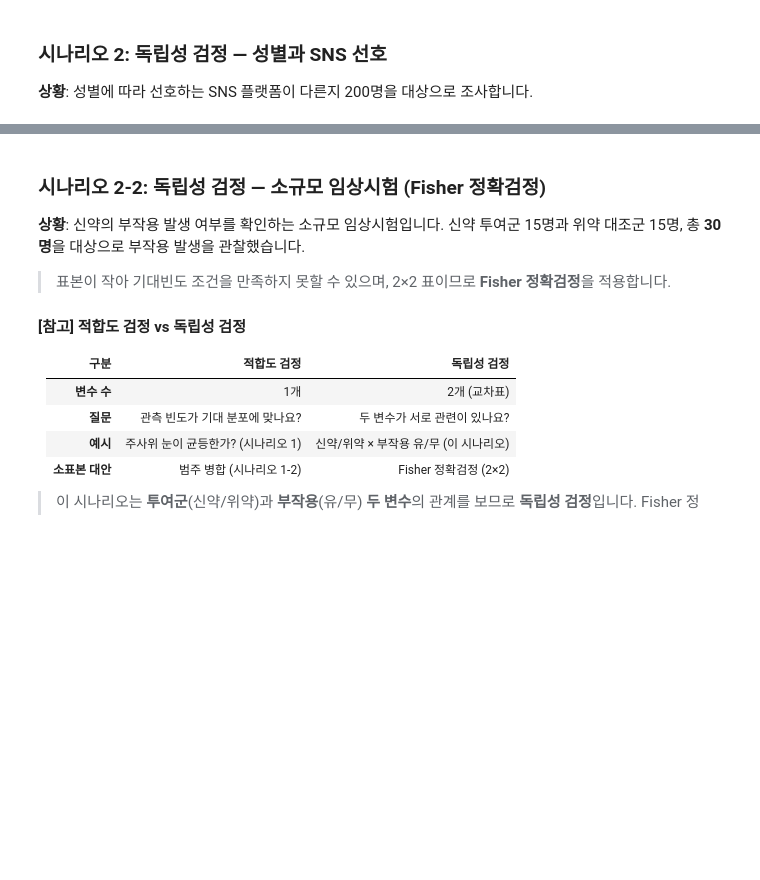
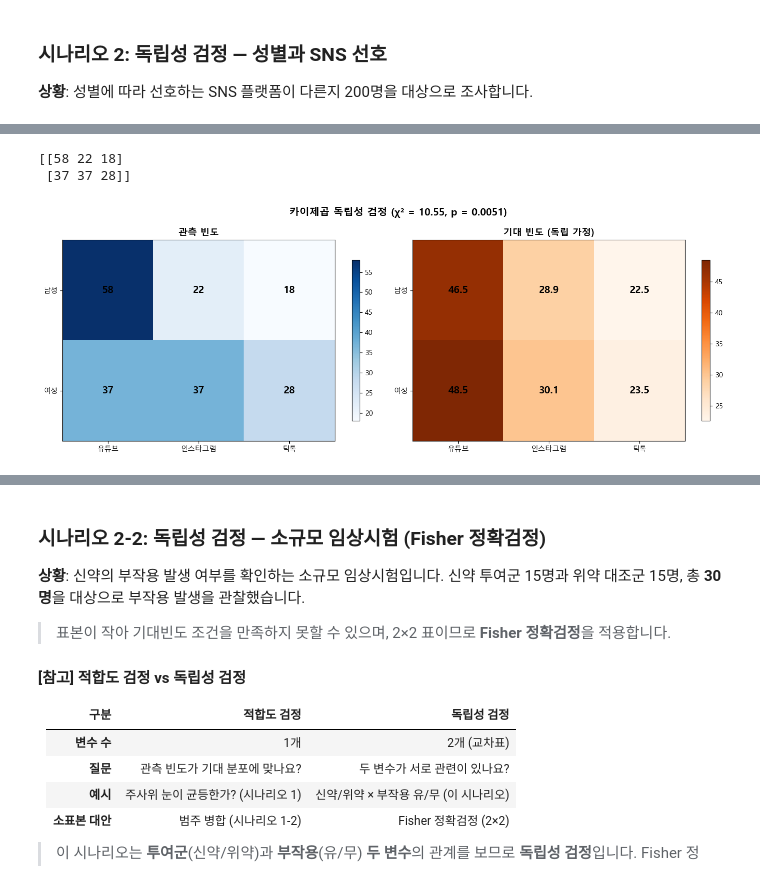
Before and after one commit to SeolMuah/statistics-practice-python, a Jupyter notebook: practice_04.ipynb, the cells around one changed output, grey strips where cells are left out. Saved outputs shown, nothing was run; the diff lists cells and outputs as text; code cells hidden in the pictures; blank space fills up the shorter version.

```diff
--- a/practice_04.ipynb
+++ b/practice_04.ipynb
@@ -1023,3 +1258,10 @@ df = pd.DataFrame({'성별': gender, 'SNS': sns_prefs})
 display(df.head(10))
 
 # ── 교차표 ──
+# margins = 행/열 합계 추가
+# margins_name = 행/열 합계의 라벨
+ct = pd.crosstab(df['성별'], df['SNS'], margins=True, margins_name='합계')
+display(ct)
+
+ct = pd.crosstab(df['성별'], df['SNS'])
+display(ct)
@@ -1026,8 +1291,16 @@ display(df.head(10))
 # %%
 # ──  카이제곱 독립성 검정  ──
+r, c = ct.shape #행, 열 수
+chi2_ind, p_ind, dof_ind, expected_ind = stats.chi2_contingency(ct)
 
 
 # ── 기대빈도 조건 확인 (Cochran's rule) ──
-
+expected_df = pd.DataFrame(expected_ind, index=ct.index, columns=ct.columns)
+display(expected_df.round(1))
 
 # Cochran's rule: (1) E<5인 셀이 20% 이하 AND (2) E<1인 셀이 0개
+# 충족
+
+print(chi2_ind, p_ind, dof_ind, expected_ind)
+# 성별과 sns는 연관성이 있다? -->
+# p_value =0.005108
@@ -1034,3 +1314,42 @@ display(df.head(10))
 # %%
 # ── 시각화: 교차표 히트맵 ──
 # 관측 빈도 히트맵
+ct_raw = ct
+ct_obs = ct_raw.values
+print(ct_obs)
+
+fig, axes = plt.subplots(1, 2, figsize=(14, 5))
+
+im1 = axes[0].imshow(ct_obs, cmap='Blues', aspect='auto')
+axes[0].set_title('관측 빈도', fontsize=13, fontweight='bold')
+axes[0].set_xticks(range(len(ct_raw.columns)))
+axes[0].set_xticklabels(ct_raw.columns)
+axes[0].set_yticks(range(len(ct_raw.index)))
+axes[0].set_yticklabels(ct_raw.index)
+for i in range(ct_obs.shape[0]):
+    for j in range(ct_obs.shape[1]):
+        axes[0].text(j, i, f'{ct_obs[i, j]}', ha='center', va='center',
+                     fontsize=14, fontweight='bold')
+plt.colorbar(im1, ax=axes[0], shrink=0.8)
+
+# 기대 빈도 히트맵
+im2 = axes[1].imshow(expected_ind, cmap='Oranges', aspect='auto')
+axes[1].set_title('기대 빈도 (독립 가정)', fontsize=13, fontweight='bold')
+axes[1].set_xticks(range(len(ct_raw.columns)))
+axes[1].set_xticklabels(ct_raw.columns)
+axes[1].set_yticks(range(len(ct_raw.index)))
+axes[1].set_yticklabels(ct_raw.index)
+for i in range(expected_ind.shape[0]):
+    for j in range(expected_ind.shape[1]):
+        axes[1].text(j, i, f'{expected_ind[i, j]:.1f}', ha='center', va='center',
+                     fontsize=14, fontweight='bold')
+plt.colorbar(im2, ax=axes[1], shrink=0.8)
+
+fig.suptitle(f"카이제곱 독립성 검정 (χ² = {chi2_ind:.2f}, p = {p_ind:.4f})",
+             fontsize=14, fontweight='bold')
+plt.tight_layout()
+plt.show()
+# %% [output]
+[[58 22 18]
+ [37 37 28]]
+[figure, added]
```
Also changed, not shown: parts of 18 cells of this notebook.
